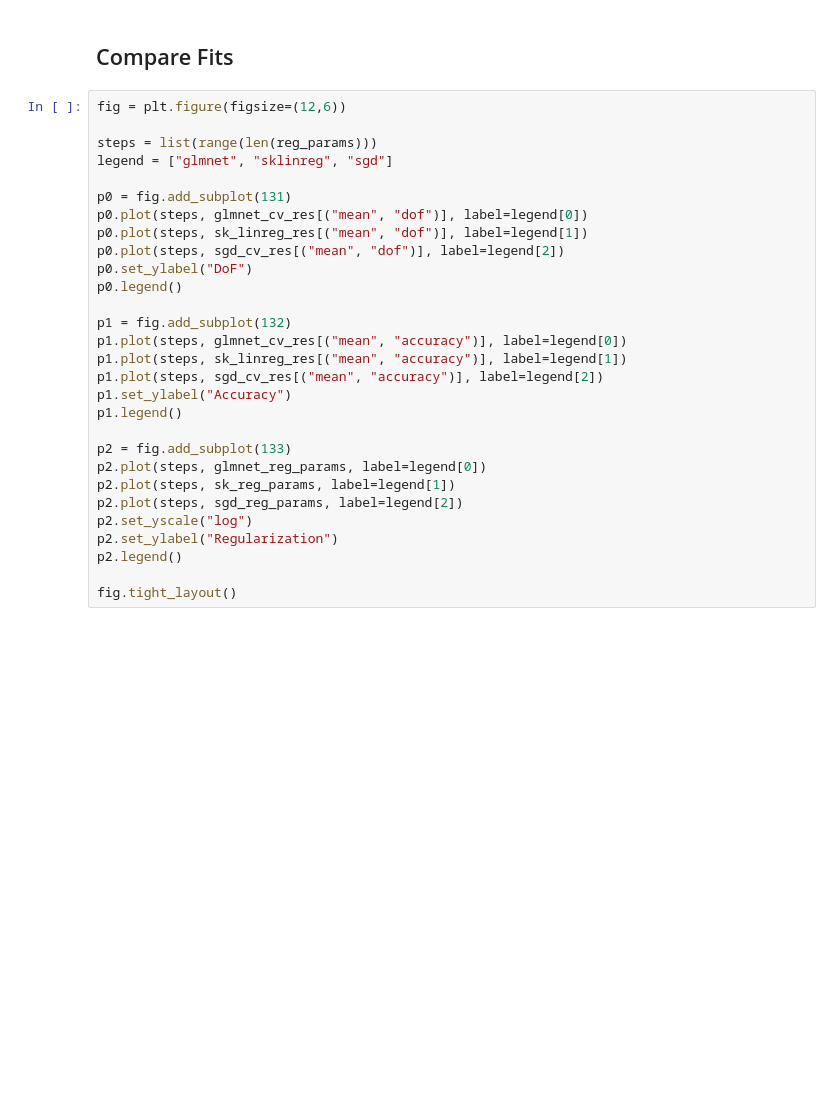
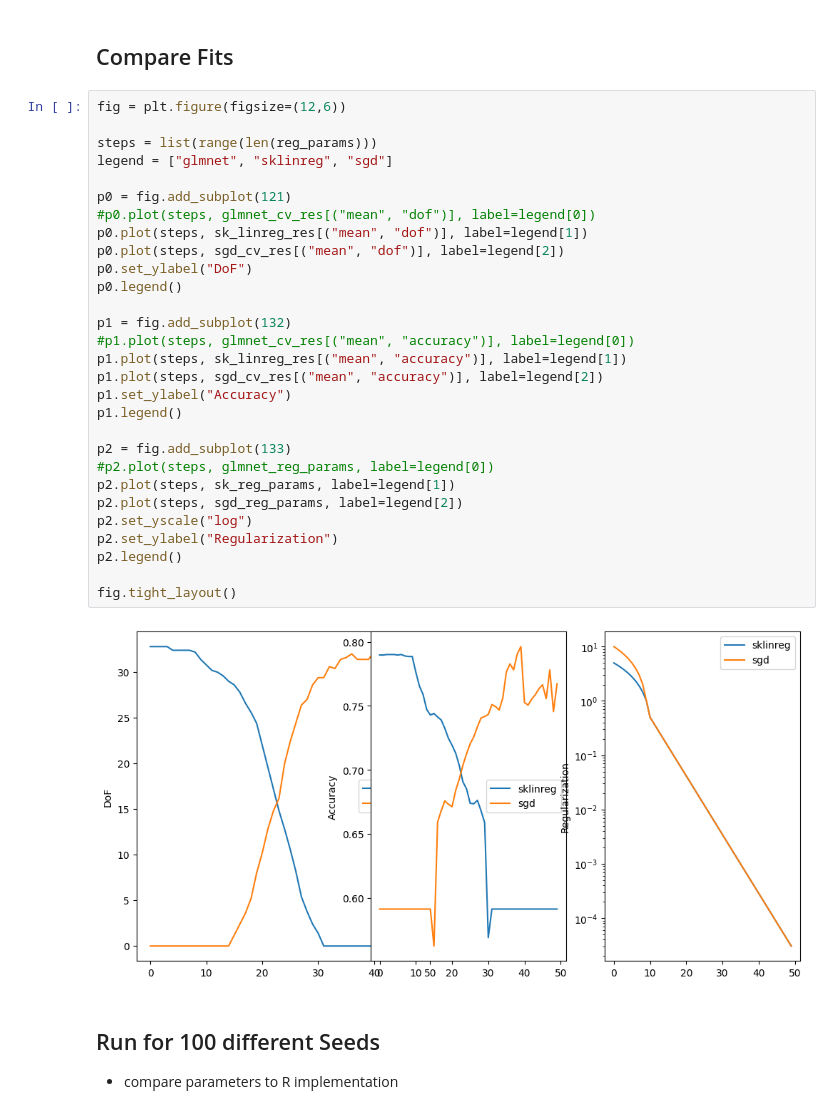
Before and after one commit to JulianFlesch/Masterthesis-Supplementary, a Jupyter notebook: experiments/04_BaselineModel/04_Baseline.ipynb, the cells around one changed output. Drawn from its saved outputs; the diff is of its cells as text; blank space fills up the shorter version.

```diff
--- a/experiments/04_BaselineModel/04_Baseline.ipynb
+++ b/experiments/04_BaselineModel/04_Baseline.ipynb
@@ -512,29 +748,35 @@ sgd_best_reg = find_optimal_param(sgd_cv_res, sgd_reg_params)
 # %%
 fig = plt.figure(figsize=(12,6))
 
 steps = list(range(len(reg_params)))
 legend = ["glmnet", "sklinreg", "sgd"]
 
-p0 = fig.add_subplot(131)
-p0.plot(steps, glmnet_cv_res[("mean", "dof")], label=legend[0])
+p0 = fig.add_subplot(121)
+#p0.plot(steps, glmnet_cv_res[("mean", "dof")], label=legend[0])
 p0.plot(steps, sk_linreg_res[("mean", "dof")], label=legend[1])
 p0.plot(steps, sgd_cv_res[("mean", "dof")], label=legend[2])
 p0.set_ylabel("DoF")
 p0.legend()
 
 p1 = fig.add_subplot(132)
-p1.plot(steps, glmnet_cv_res[("mean", "accuracy")], label=legend[0])
+#p1.plot(steps, glmnet_cv_res[("mean", "accuracy")], label=legend[0])
 p1.plot(steps, sk_linreg_res[("mean", "accuracy")], label=legend[1])
 p1.plot(steps, sgd_cv_res[("mean", "accuracy")], label=legend[2])
 p1.set_ylabel("Accuracy")
 p1.legend()
 
 p2 = fig.add_subplot(133)
-p2.plot(steps, glmnet_reg_params, label=legend[0])
+#p2.plot(steps, glmnet_reg_params, label=legend[0])
 p2.plot(steps, sk_reg_params, label=legend[1])
 p2.plot(steps, sgd_reg_params, label=legend[2])
 p2.set_yscale("log")
 p2.set_ylabel("Regularization")
 p2.legend()
 
 fig.tight_layout()
+# %% [output]
+[figure, added]
+# %% [markdown]
+## Run for 100 different Seeds
+
+- compare parameters to R implementation
```
Also changed, not shown: parts of 35 cells of this notebook, 2 other files.
